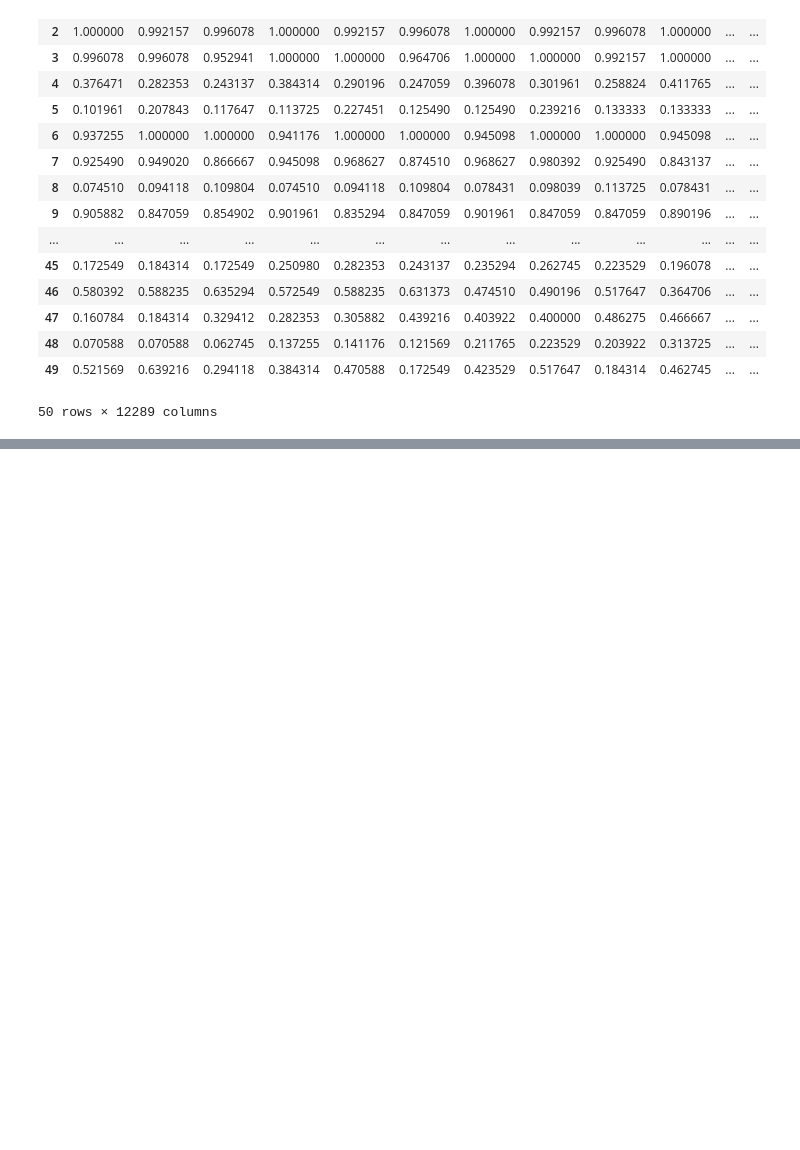
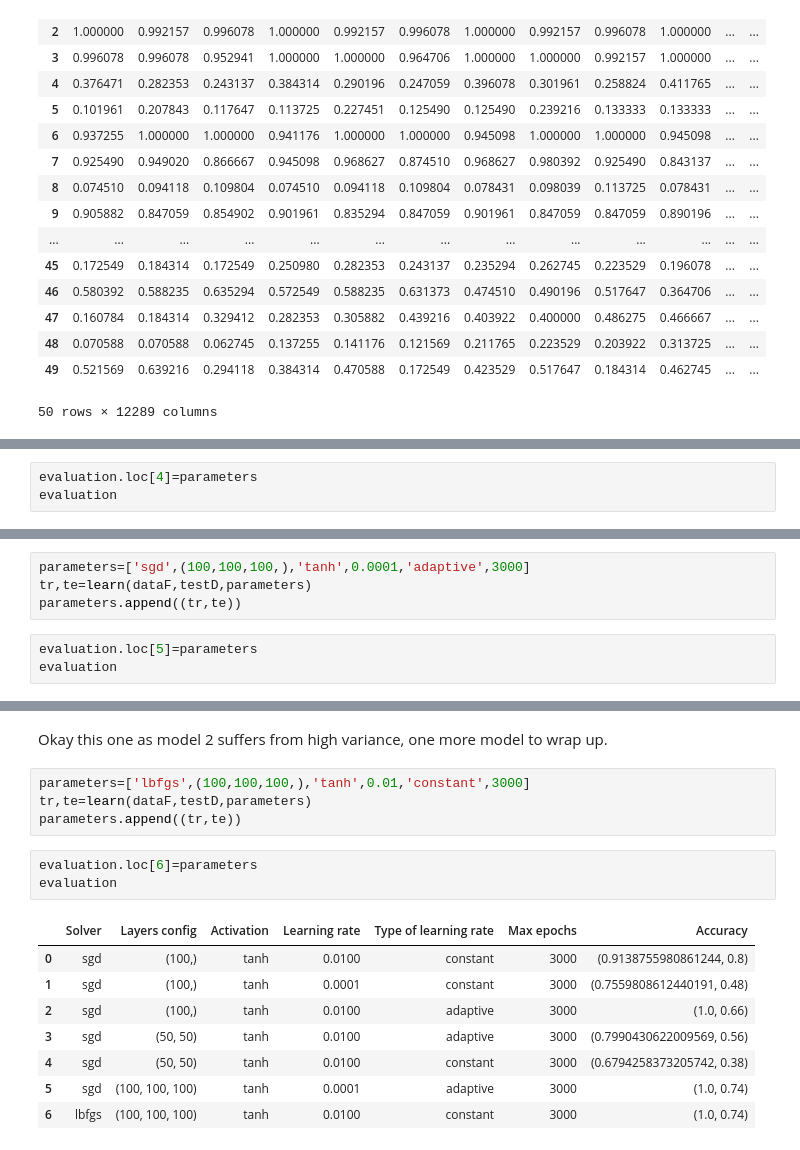
Before and after one commit to YoussefEssDS/ML-classic-problems-with-Python, a Jupyter notebook: Cat Vs. Not Cat Image Classification (Multilayer NN).ipynb, the cells around one changed output, grey strips where cells are left out. Saved outputs shown, nothing was run; the diff lists cells and outputs as text; blank space fills up the shorter version.

```diff
--- a/Cat Vs. Not Cat Image Classification (Multilayer NN).ipynb
+++ b/Cat Vs. Not Cat Image Classification (Multilayer NN).ipynb
@@ -253,0 +191,3 @@ Done
+# %%
+evaluation.loc[4]=parameters
+evaluation
@@ -253,0 +203,7 @@ Done
+# %%
+parameters=['sgd',(100,100,100,),'tanh',0.0001,'adaptive',3000]
+tr,te=learn(dataF,testD,parameters)
+parameters.append((tr,te))
+# %%
+evaluation.loc[5]=parameters
+evaluation
@@ -253,0 +218,18 @@ Done
+# %% [markdown]
+Okay this one as model 2 suffers from high variance, one more model to wrap up.
+# %%
+parameters=['lbfgs',(100,100,100,),'tanh',0.01,'constant',3000]
+tr,te=learn(dataF,testD,parameters)
+parameters.append((tr,te))
+# %%
+evaluation.loc[6]=parameters
+evaluation
+# %% [output]
+|  | Solver | Layers config | Activation | Learning rate | Type of learning rate | Max epochs | Accuracy |
+| 0 | sgd | (100,) | tanh | 0.0100 | constant | 3000 | (0.9138755980861244, 0.8) |
+| 1 | sgd | (100,) | tanh | 0.0001 | constant | 3000 | (0.7559808612440191, 0.48) |
+| 2 | sgd | (100,) | tanh | 0.0100 | adaptive | 3000 | (1.0, 0.66) |
+| 3 | sgd | (50, 50) | tanh | 0.0100 | adaptive | 3000 | (0.7990430622009569, 0.56) |
+| 4 | sgd | (50, 50) | tanh | 0.0100 | constant | 3000 | (0.6794258373205742, 0.38) |
+| 5 | sgd | (100, 100, 100) | tanh | 0.0001 | adaptive | 3000 | (1.0, 0.74) |
+| 6 | lbfgs | (100, 100, 100) | tanh | 0.0100 | constant | 3000 | (1.0, 0.74) |
```
Also changed, not shown: parts of 35 cells of this notebook.
